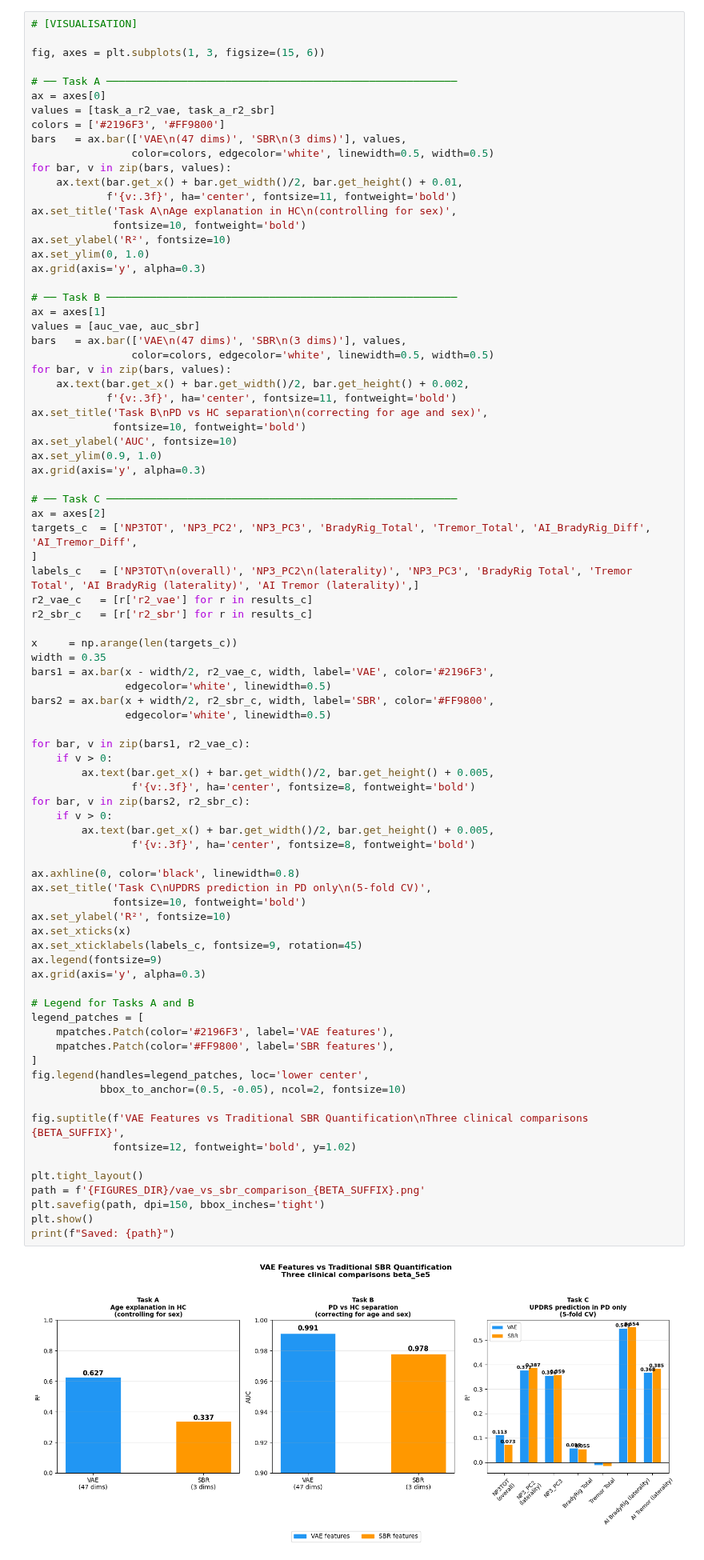
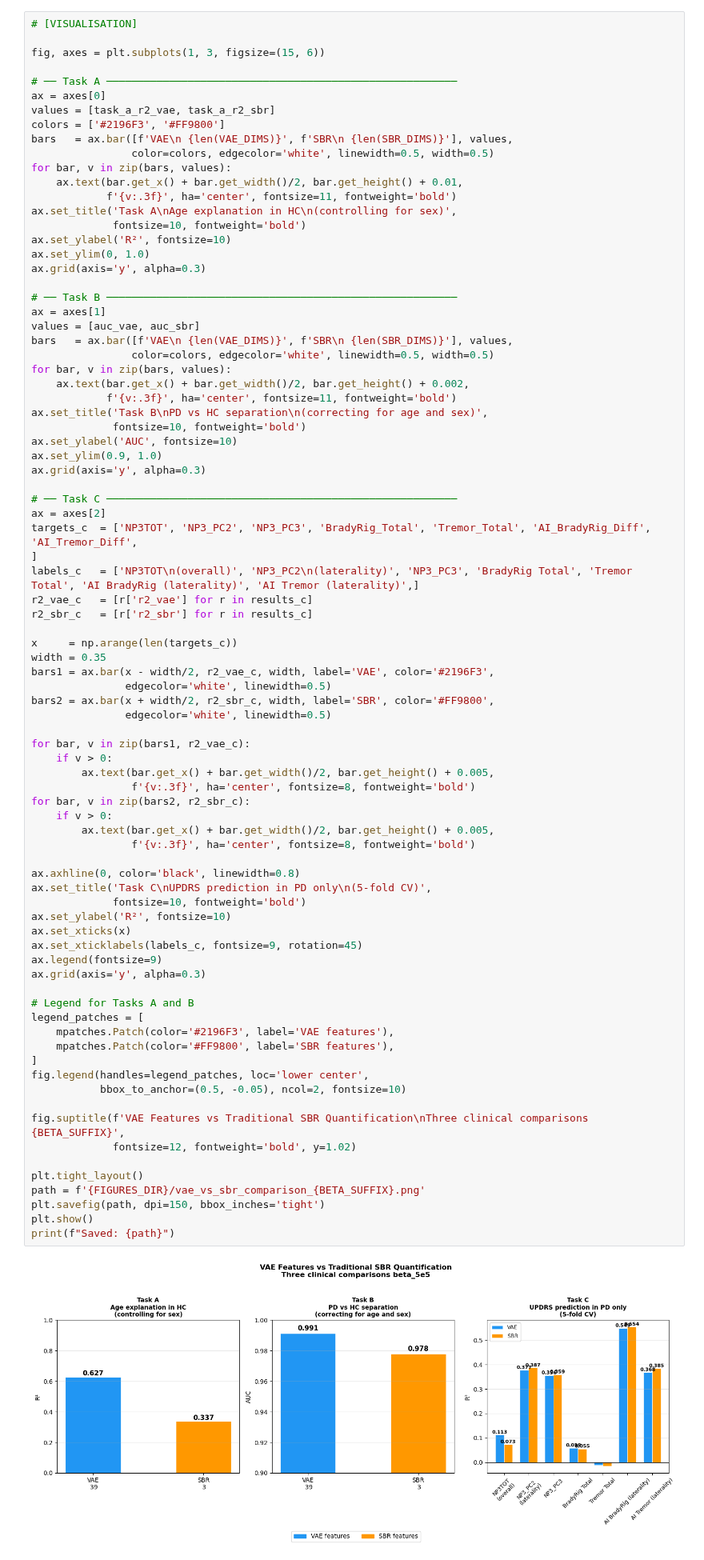
Before and after one commit to natnael1193/Unsupervised-Parkisnson-Imaging-Analysis, a Jupyter notebook: notebooks/pipeline/5_4_vae_vs_sbr_comparison_beta_5e5.ipynb, the cells around one changed output. Shown at 80% size. Cells and saved outputs as stored; diff of their text form.

```diff
--- a/notebooks/pipeline/5_4_vae_vs_sbr_comparison_beta_5e5.ipynb
+++ b/notebooks/pipeline/5_4_vae_vs_sbr_comparison_beta_5e5.ipynb
@@ -573,7 +573,7 @@ fig, axes = plt.subplots(1, 3, figsize=(15, 6))
 ax = axes[0]
 values = [task_a_r2_vae, task_a_r2_sbr]
 colors = ['#2196F3', '#FF9800']
-bars   = ax.bar(['VAE\n(47 dims)', 'SBR\n(3 dims)'], values,
+bars   = ax.bar([f'VAE\n {len(VAE_DIMS)}', f'SBR\n {len(SBR_DIMS)}'], values,
                 color=colors, edgecolor='white', linewidth=0.5, width=0.5)
 for bar, v in zip(bars, values):
     ax.text(bar.get_x() + bar.get_width()/2, bar.get_height() + 0.01,
@@ -587,7 +587,7 @@ ax.grid(axis='y', alpha=0.3)
 # ── Task B ────────────────────────────────────────────────────────
 ax = axes[1]
 values = [auc_vae, auc_sbr]
-bars   = ax.bar(['VAE\n(47 dims)', 'SBR\n(3 dims)'], values,
+bars   = ax.bar([f'VAE\n {len(VAE_DIMS)}', f'SBR\n {len(SBR_DIMS)}'], values,
                 color=colors, edgecolor='white', linewidth=0.5, width=0.5)
 for bar, v in zip(bars, values):
     ax.text(bar.get_x() + bar.get_width()/2, bar.get_height() + 0.002,
@@ -621,34 +621,34 @@ for bar, v in zip(bars2, r2_sbr_c):
     if v > 0:
         ax.text(bar.get_x() + bar.get_width()/2, bar.get_height() + 0.005,
                 f'{v:.3f}', ha='center', fontsize=8, fontweight='bold')
 
 ax.axhline(0, color='black', linewidth=0.8)
 ax.set_title('Task C\nUPDRS prediction in PD only\n(5-fold CV)',
              fontsize=10, fontweight='bold')
 ax.set_ylabel('R²', fontsize=10)
 ax.set_xticks(x)
 ax.set_xticklabels(labels_c, fontsize=9, rotation=45)
 ax.legend(fontsize=9)
 ax.grid(axis='y', alpha=0.3)
 
 # Legend for Tasks A and B
 legend_patches = [
     mpatches.Patch(color='#2196F3', label='VAE features'),
     mpatches.Patch(color='#FF9800', label='SBR features'),
 ]
 fig.legend(handles=legend_patches, loc='lower center',
            bbox_to_anchor=(0.5, -0.05), ncol=2, fontsize=10)
 
 fig.suptitle(f'VAE Features vs Traditional SBR Quantification\nThree clinical comparisons {BETA_SUFFIX}',
              fontsize=12, fontweight='bold', y=1.02)
 
 plt.tight_layout()
 path = f'{FIGURES_DIR}/vae_vs_sbr_comparison_{BETA_SUFFIX}.png'
 plt.savefig(path, dpi=150, bbox_inches='tight')
 plt.show()
 print(f"Saved: {path}")
 # %% [output]
-[figure, old version]
+[figure, new version]
 Saved: ../../results/figures_beta_5e5/vae_vs_sbr_comparison_beta_5e5.png
 # %%
 fig, axes = plt.subplots(1, 3, figsize=(18, 6))
```
Also changed, not shown: 3 other files.
